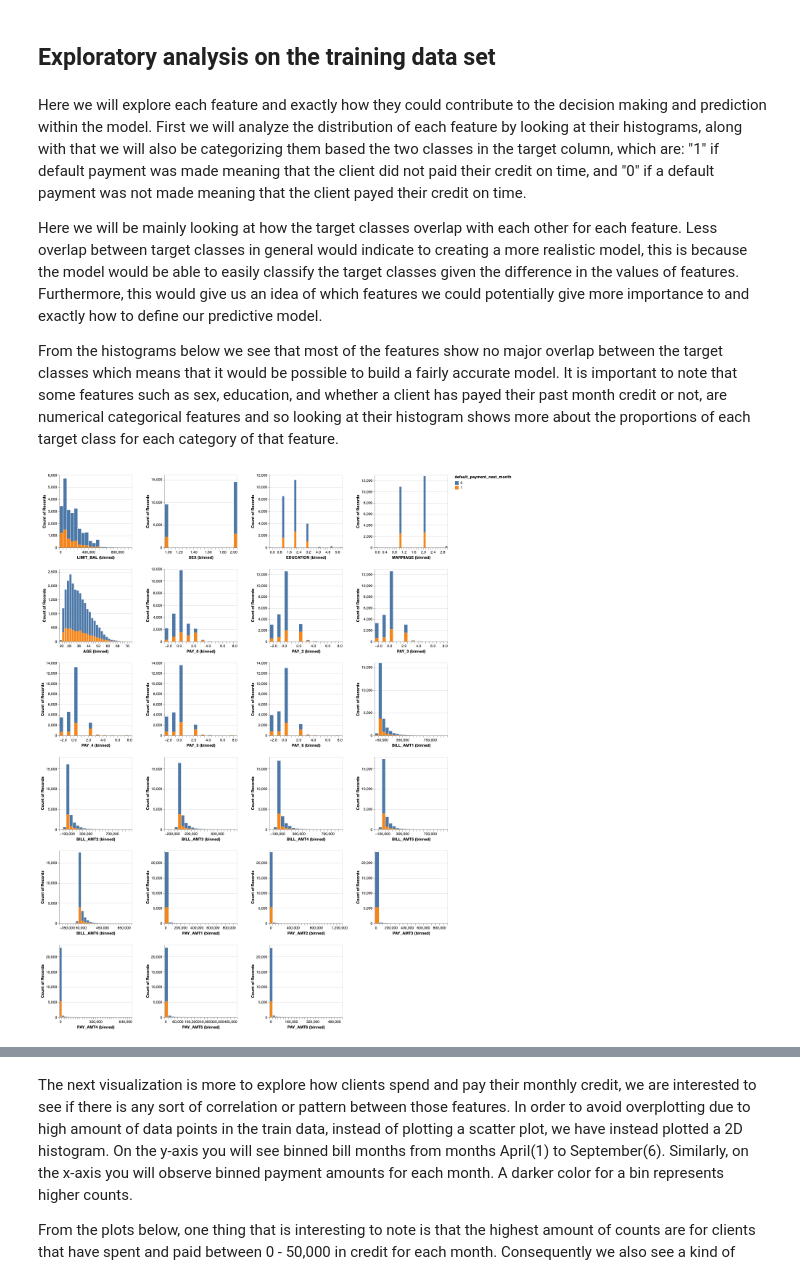
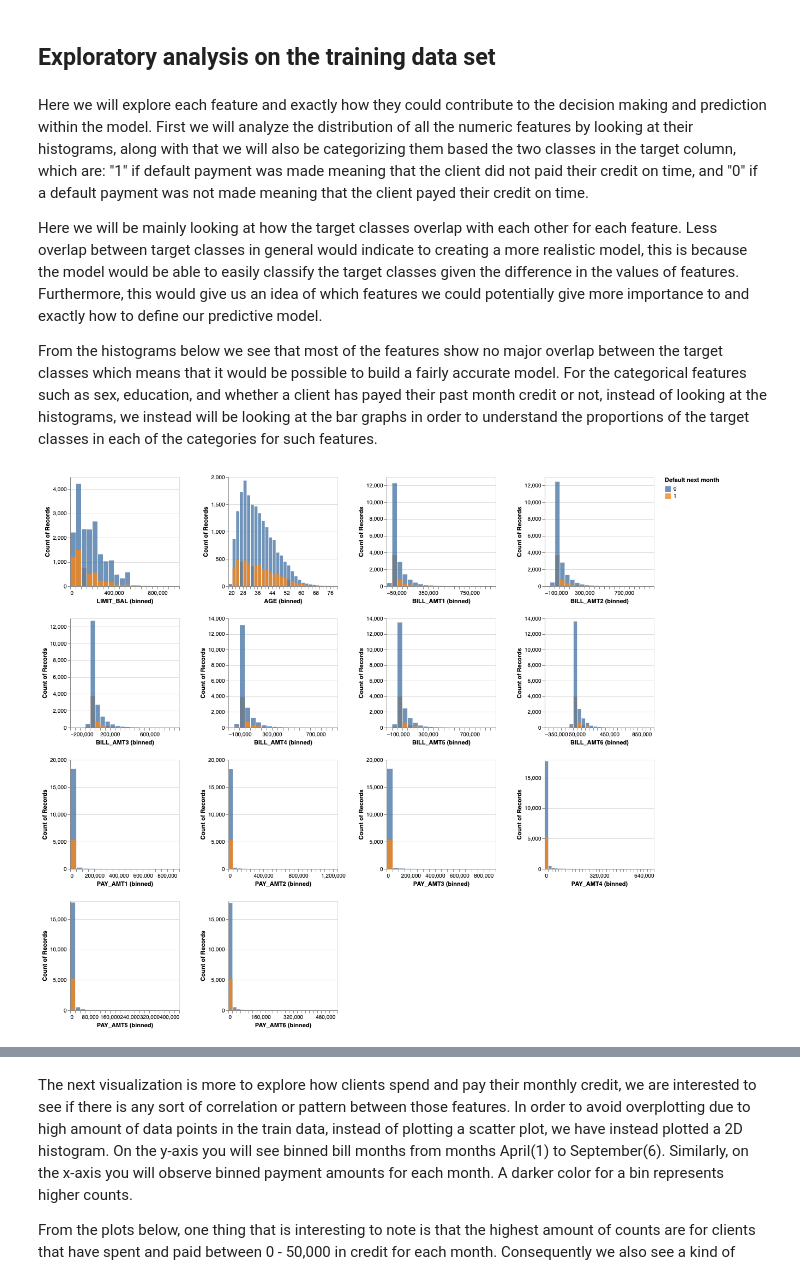
Before and after one commit to UBC-MDS/credit_default_prediction, a Jupyter notebook: src/credit_default_eda.ipynb, the cells around one changed output, grey strips where cells are left out. Cells and saved outputs as stored; diff of their text form; code cells hidden in the pictures.

Commit message:
Added bar graphs for categorical features

```diff
--- a/src/credit_default_eda.ipynb
+++ b/src/credit_default_eda.ipynb
@@ -97,24 +80,29 @@ The count, as well as percentage of overall distribution of classes indicates th
 # %% [markdown]
 ## Exploratory analysis on the training data set
 # %% [markdown]
-Here we will explore each feature and exactly how they could contribute to the decision making and prediction within the model. First we will analyze the distribution of each feature by looking at their histograms, along with that we will also be categorizing them based the two classes in the target column, which are: "1" if default payment was made meaning that the client did not paid their credit on time, and "0" if a default payment was not made meaning that the client payed their credit on time.
+Here we will explore each feature and exactly how they could contribute to the decision making and prediction within the model. First we will analyze the distribution of all the numeric features by looking at their histograms, along with that we will also be categorizing them based the two classes in the target column, which are: "1" if default payment was made meaning that the client did not paid their credit on time, and "0" if a default payment was not made meaning that the client payed their credit on time.
 
 Here we will be mainly looking at how the target classes overlap with each other for each feature. Less overlap between target classes in general would indicate to creating a more realistic model, this is because the model would be able to easily classify the target classes given the difference in the values of features. Furthermore, this would give us an idea of which features we could potentially give more importance to and exactly how to define our predictive model.
 
-From the histograms below we see that most of the features show no major overlap between the target classes which means that it would be possible to build a fairly accurate model. It is important to note that some features such as sex, education, and whether a client has payed their past month credit or not, are numerical categorical features and so looking at their histogram shows more about the proportions of each target class for each category of that feature.
+From the histograms below we see that most of the features show no major overlap between the target classes which means that it would be possible to build a fairly accurate model. For the categorical features such as sex, education, and whether a client has payed their past month credit or not, instead of looking at the histograms, we instead will be looking at the bar graphs in order to understand the proportions of the target classes in each of the categories for such features.
 # %%
-train_df["default_payment_next_month"] = train_df["default_payment_next_month"].apply(str)
+train_df_viz = train_df.copy(deep =True)
 
-alt.Chart(train_df).mark_bar().encode(
+train_df_viz["default_payment_next_month"] = train_df_viz["default_payment_next_month"].apply(str)
+
+alt.Chart(train_df_viz).mark_bar(opacity = 0.8).encode(
      alt.X(alt.repeat(), type='quantitative', bin=alt.Bin(maxbins=40), scale= alt.Scale(zero= False)),
-     y='count()',
-     color = "default_payment_next_month"
+     y=alt.Y('count()', stack = False),
+     color = alt.Color("default_payment_next_month", title = "Default next month")
 ).properties(
     width=200,
     height=200
 ).repeat(
-    train_df.columns.to_list()[:-1],
+    ["LIMIT_BAL", "AGE", "BILL_AMT1", "BILL_AMT2", "BILL_AMT3",
+     "BILL_AMT4", "BILL_AMT5", "BILL_AMT6",
+     "PAY_AMT1",  "PAY_AMT2",  "PAY_AMT3", "PAY_AMT4",
+      "PAY_AMT5", "PAY_AMT6"],
     columns =4
 )
 # %% [output]
-[figure, old version]
+[figure, new version]
```
Also changed, not shown: parts of 2 cells of this notebook.
